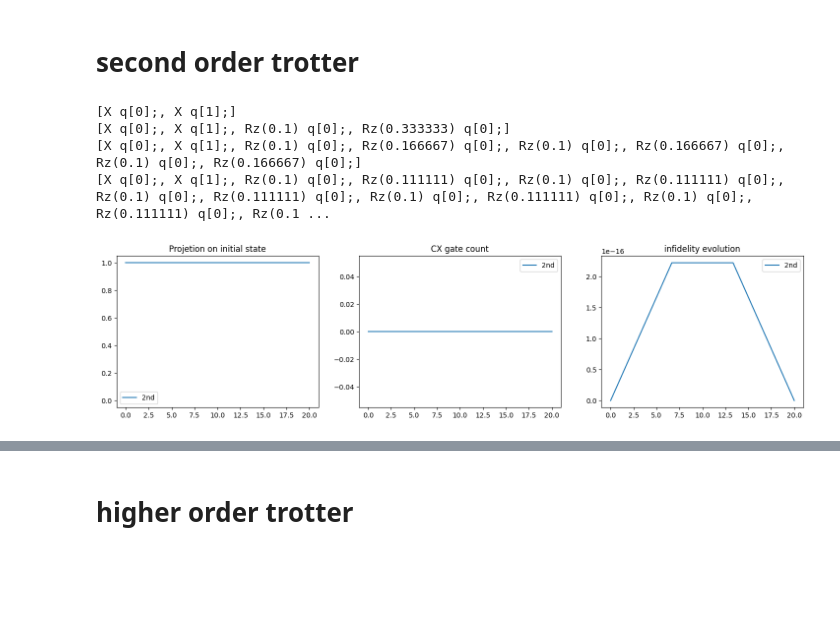
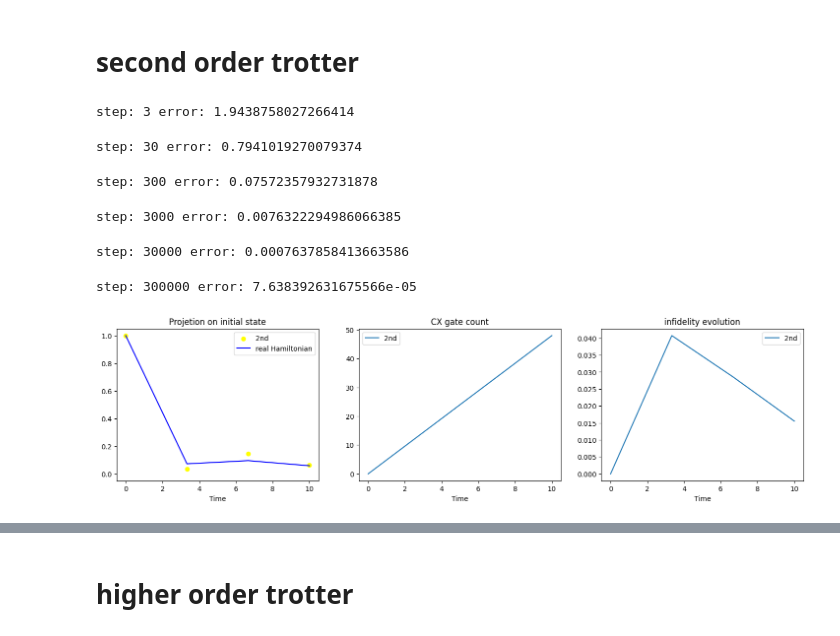
Before and after one commit to AprilSweettooth/Hamiltonian-Decomposition, a Jupyter notebook: test_notebook.ipynb, the cells around one changed output, grey strips where cells are left out. Saved outputs shown, nothing was run; the diff lists cells and outputs as text; code cells hidden in the pictures; blank space fills up the shorter version.

```diff
--- a/test_notebook.ipynb
+++ b/test_notebook.ipynb
@@ -86,0 +417,13 @@ trotter_time_evolution.execute(split=True,labels=['O_0','O_1','O_2','O_3'])
+# %%
+n_trotter_steps = 50
+gen_sys_param()
+trotter_time_evolution2 = AlgorithmHamSimTrotter(initial_state_circ,H3,measurements,t_max,n_trotter_steps,t)
+trotter_time_evolution2.lie_trotter()
+U_sim, U = trotter_time_evolution2.execute(labels=['LieTrotter','LieTrotter','LieTrotter'], color='red', cheat=False, plot=False)
+# print(np.around(U_sim,2)- np.around(U,2))
+# %%
+error = []
+for i in range(len(U)):
+    error.append(calculate_error(U_sim[i], U[i]))
+import matplotlib.pyplot as plt
+plt.plot(trotter_time_evolution2._time_space, error)
@@ -86,0 +463,6 @@ trotter_time_evolution.execute(split=True,labels=['O_0','O_1','O_2','O_3'])
+# %%
+n_trotter_steps = 20
+gen_sys_param()
+trotter_time_evolution = AlgorithmHamSimTrotter(initial_state_circ,Heisenberg[0],measurements,t_max,n_trotter_steps,t)
+trotter_time_evolution.lie_trotter()
+trotter_time_evolution.execute(exps='Energy',labels=['O'],cheat=False,color='red')
@@ -87,13 +471,33 @@ trotter_time_evolution.execute(split=True,labels=['O_0','O_1','O_2','O_3'])
 # %% [markdown]
 # second order trotter
+# %%
+gen_sys_param()
+error = 1
+n_trotter_steps = 3
+while error > precision:
+    U_sims = []
+    for i in tqdm(range(3)):
+        gen_sys_param()
+        trotter_time_evolution = AlgorithmHamSimTrotter(initial_state_circ,Heisenberg[0],measurements,t_max,n_trotter_steps,t)
+        trotter_time_evolution.second_order_suzuki_trotter()
+        U_sim, U = trotter_time_evolution.execute(color='yellow', cheat=False, plot=False)
+        U_sims.append(U_sim)
+    error = calculate_error(U_sims, U)
+    print('step:',n_trotter_steps,'error:',error)
+    if error < precision:
+        print('Congratulations!')
+    n_trotter_steps *= 10
+# %% [output]
+step: 3 error: 1.9438758027266414
+step: 30 error: 0.7941019270079374
+step: 300 error: 0.07572357932731878
+step: 3000 error: 0.0076322294986066385
+step: 30000 error: 0.0007637858413663586
+step: 300000 error: 7.638392631675566e-05
 # %%
 gen_sys_param()
-trotter_time_evolution2 = AlgorithmHamSimTrotter(initial_state_circ,hamiltonian_test,measurements,t_max,n_trotter_steps,t)
+trotter_time_evolution2 = AlgorithmHamSimTrotter(initial_state_circ,hamiltonian,measurements,t_max,n_trotter_steps,t)
 trotter_time_evolution2.second_order_suzuki_trotter()
-trotter_time_evolution2.execute(labels=['2nd','2nd','2nd'], cheat=False)
+trotter_time_evolution2.execute(labels=['2nd','2nd','2nd'], cheat=False, color='yellow')
 # %% [output]
-[X q[0];, X q[1];]
-[X q[0];, X q[1];, Rz(0.1) q[0];, Rz(0.333333) q[0];]
-[X q[0];, X q[1];, Rz(0.1) q[0];, Rz(0.166667) q[0];, Rz(0.1) q[0];, Rz(0.166667) q[0];, Rz(0.1) q[0];, Rz(0.166667) q[0];]
-[X q[0];, X q[1];, Rz(0.1) q[0];, Rz(0.111111) q[0];, Rz(0.1) q[0];, Rz(0.111111) q[0];, Rz(0.1) q[0];, Rz(0.111111) q[0];, Rz(0.1) q[0];, Rz(0.111111) q[0];, Rz(0.1) q[0];, Rz(0.111111) q[0];, Rz(0.1 ...
-[figure, old version]
+[figure, new version]
```
Also changed, not shown: parts of 30 cells of this notebook, 8 other files.
